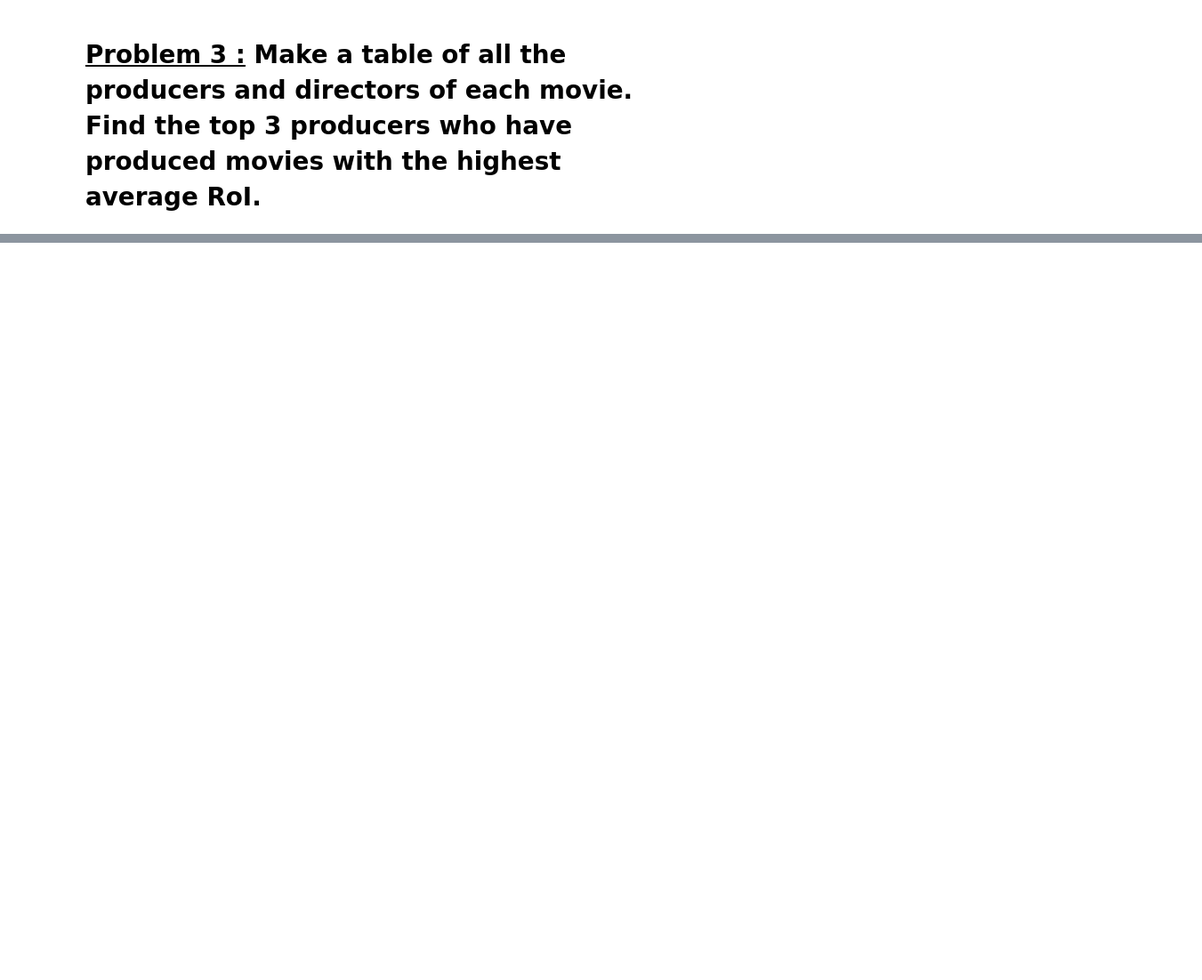
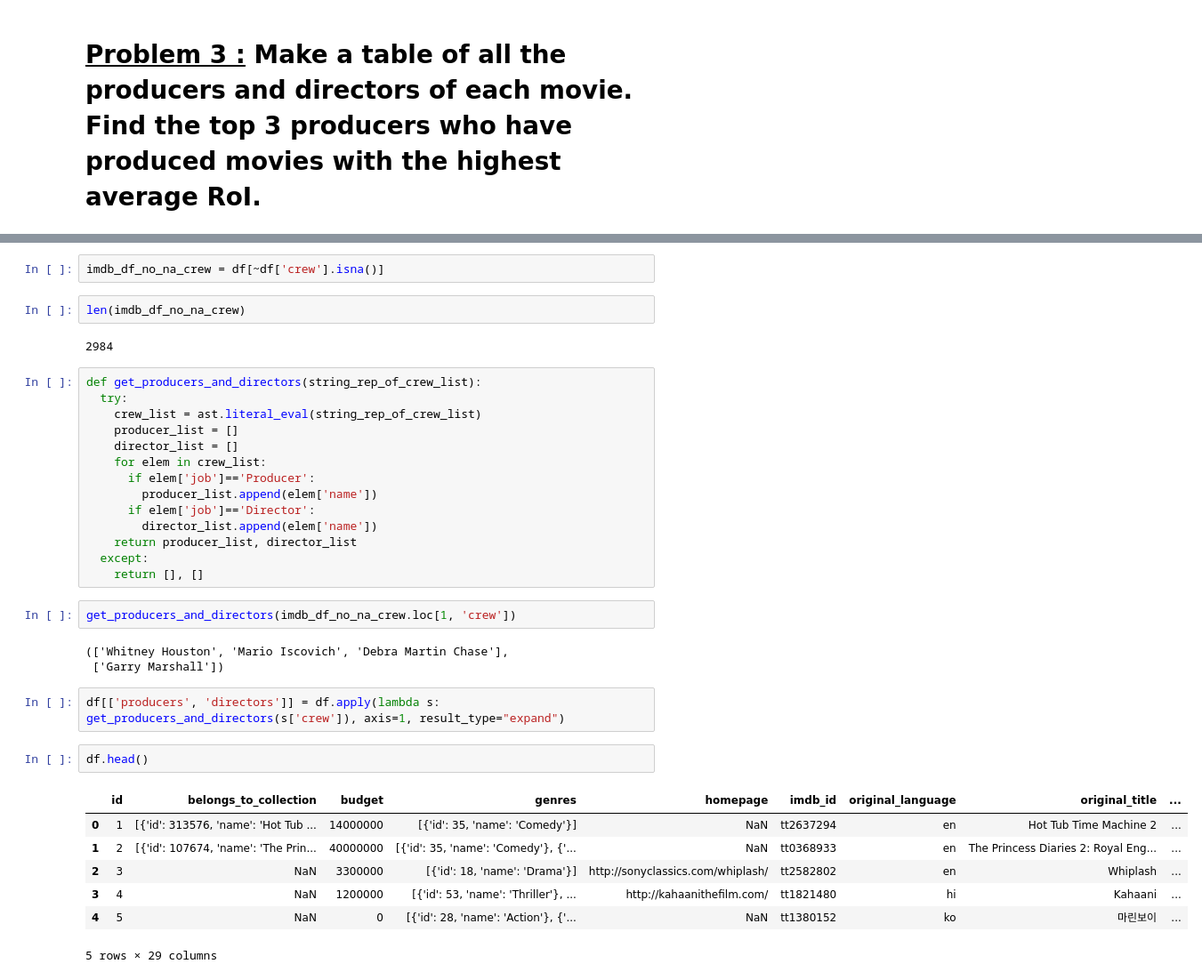
Before and after one commit to Jaya9522/almabetter_assignments, a Jupyter notebook: Assignment_Data_Wrangling.ipynb, the cells around one changed output, grey strips where cells are left out. Shown: that part at 89% size. Drawn from its saved outputs; the diff is of its cells as text; blank space fills up the shorter version.

```diff
--- a/Assignment_Data_Wrangling.ipynb
+++ b/Assignment_Data_Wrangling.ipynb
@@ -165,0 +215,37 @@ pop_dir_actors_3
+# %%
+imdb_df_no_na_crew = df[~df['crew'].isna()]
+# %%
+len(imdb_df_no_na_crew)
+# %% [output]
+2984
+# %%
+def get_producers_and_directors(string_rep_of_crew_list):
+  try:
+    crew_list = ast.literal_eval(string_rep_of_crew_list)
+    producer_list = []
+    director_list = []
+    for elem in crew_list:
+      if elem['job']=='Producer':
+        producer_list.append(elem['name'])
+      if elem['job']=='Director':
+        director_list.append(elem['name'])
+    return producer_list, director_list
+  except:
+    return [], []
+# %%
+get_producers_and_directors(imdb_df_no_na_crew.loc[1, 'crew'])
+# %% [output]
+(['Whitney Houston', 'Mario Iscovich', 'Debra Martin Chase'],
+ ['Garry Marshall'])
+# %%
+df[['producers', 'directors']] = df.apply(lambda s: get_producers_and_directors(s['crew']), axis=1, result_type="expand")
+# %%
+df.head()
+# %% [output]
+|  | id | belongs_to_collection | budget | genres | homepage | imdb_id | original_language | original_title | ... |
+| 0 | 1 | [{'id': 313576, 'name': 'Hot Tub ... | 14000000 | [{'id': 35, 'name': 'Comedy'}] | NaN | tt2637294 | en | Hot Tub Time Machine 2 | ... |
+| 1 | 2 | [{'id': 107674, 'name': 'The Prin... | 40000000 | [{'id': 35, 'name': 'Comedy'}, {'... | NaN | tt0368933 | en | The Princess Diaries 2: Royal Eng... | ... |
+| 2 | 3 | NaN | 3300000 | [{'id': 18, 'name': 'Drama'}] | http://sonyclassics.com/whiplash/ | tt2582802 | en | Whiplash | ... |
+| 3 | 4 | NaN | 1200000 | [{'id': 53, 'name': 'Thriller'}, ... | http://kahaanithefilm.com/ | tt1821480 | hi | Kahaani | ... |
+| 4 | 5 | NaN | 0 | [{'id': 28, 'name': 'Action'}, {'... | NaN | tt1380152 | ko | 마린보이 | ... |
+5 rows × 29 columns
```
Also changed, not shown: parts of 20 cells of this notebook.
